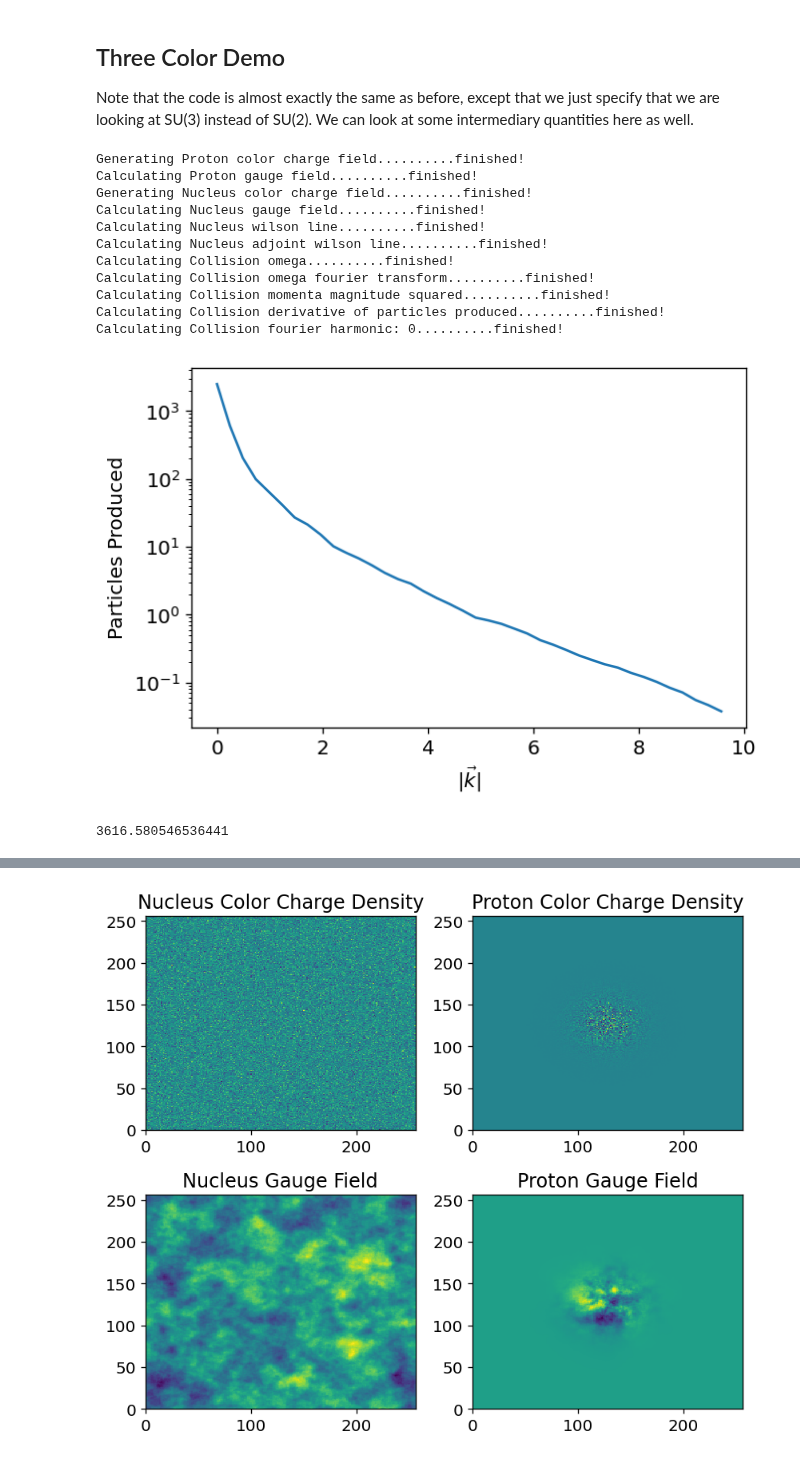
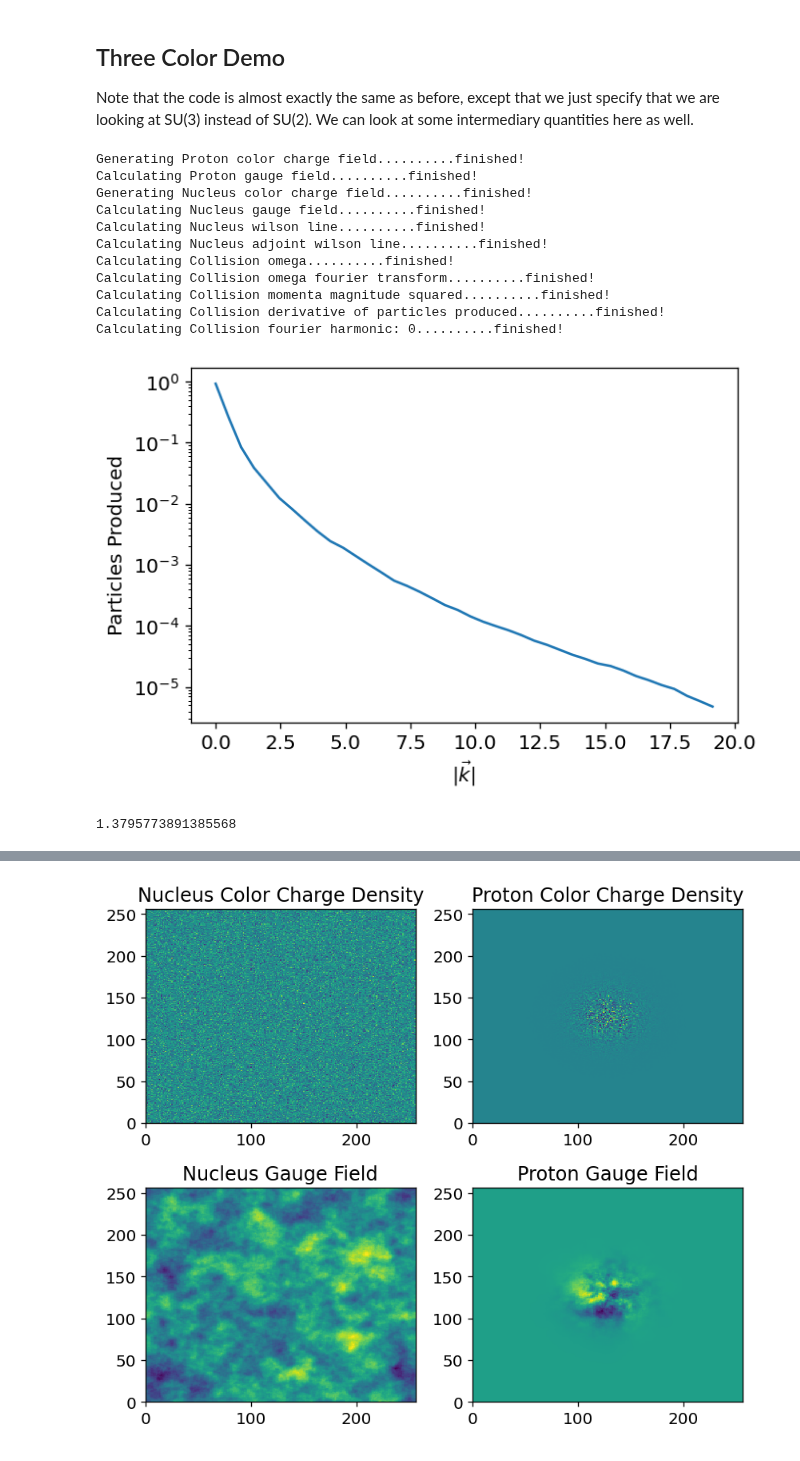
Before and after one commit to Jfeatherstone/ColorGlass, a Jupyter notebook: demo.ipynb, the cells around one changed output, grey strips where cells are left out. Saved outputs shown, nothing was run; the diff lists cells and outputs as text; code cells hidden in the pictures.

```diff
--- a/demo.ipynb
+++ b/demo.ipynb
@@ -56,7 +56,7 @@ Note that the code is almost exactly the same as before, except that we just spe
 # Constants that define our lattice and color charge distribution
 # See documentation for more information
 N = 256
-delta = .2
+delta = .1
 muA = 2
 muP = 0.25
 radius = 4
@@ -66,33 +66,33 @@ nucleus = cgc.Nucleus(3, N, delta, muA, rngSeed=0)
 proton = cgc.Proton(3, N, delta, muP, radius, rngSeed=0)
 
 # Create a collision using these two objects
 # The order doesn't matter here, it will determine which is which
 # based on which implements wilsonLine()
 #col = cgc.Collision(proton, nucleus)
 col = cgc.Collision(proton, nucleus)
 
 # Plot the number of particles produced vs. their momenta
 # Note that we can calculate the intermediary quantities (eg. the Wilson Line)
 # but we don't have to; the number of calculations done will be
 # the same either way
 plt.plot(col.momentaBins(), col.particlesProduced(verbose=1))
 plt.yscale('log')
 plt.ylabel('Particles Produced')
 plt.xlabel(r'$|\vec k|$')
-plt.savefig('test_su3.png')
+plt.savefig('test_su_512.png')
 plt.show()
 print(np.sum(col.particlesProduced()))
 # %% [output]
 Generating Proton color charge field..........finished!
 Calculating Proton gauge field..........finished!
 Generating Nucleus color charge field..........finished!
 Calculating Nucleus gauge field..........finished!
 Calculating Nucleus wilson line..........finished!
 Calculating Nucleus adjoint wilson line..........finished!
 Calculating Collision omega..........finished!
 Calculating Collision omega fourier transform..........finished!
 Calculating Collision momenta magnitude squared..........finished!
 Calculating Collision derivative of particles produced..........finished!
 Calculating Collision fourier harmonic: 0..........finished!
-[figure, old version]
+[figure, new version]
-3616.580546536441
+1.3795773891385568
```
Also changed, not shown: parts of 5 cells of this notebook, 9 other files.
